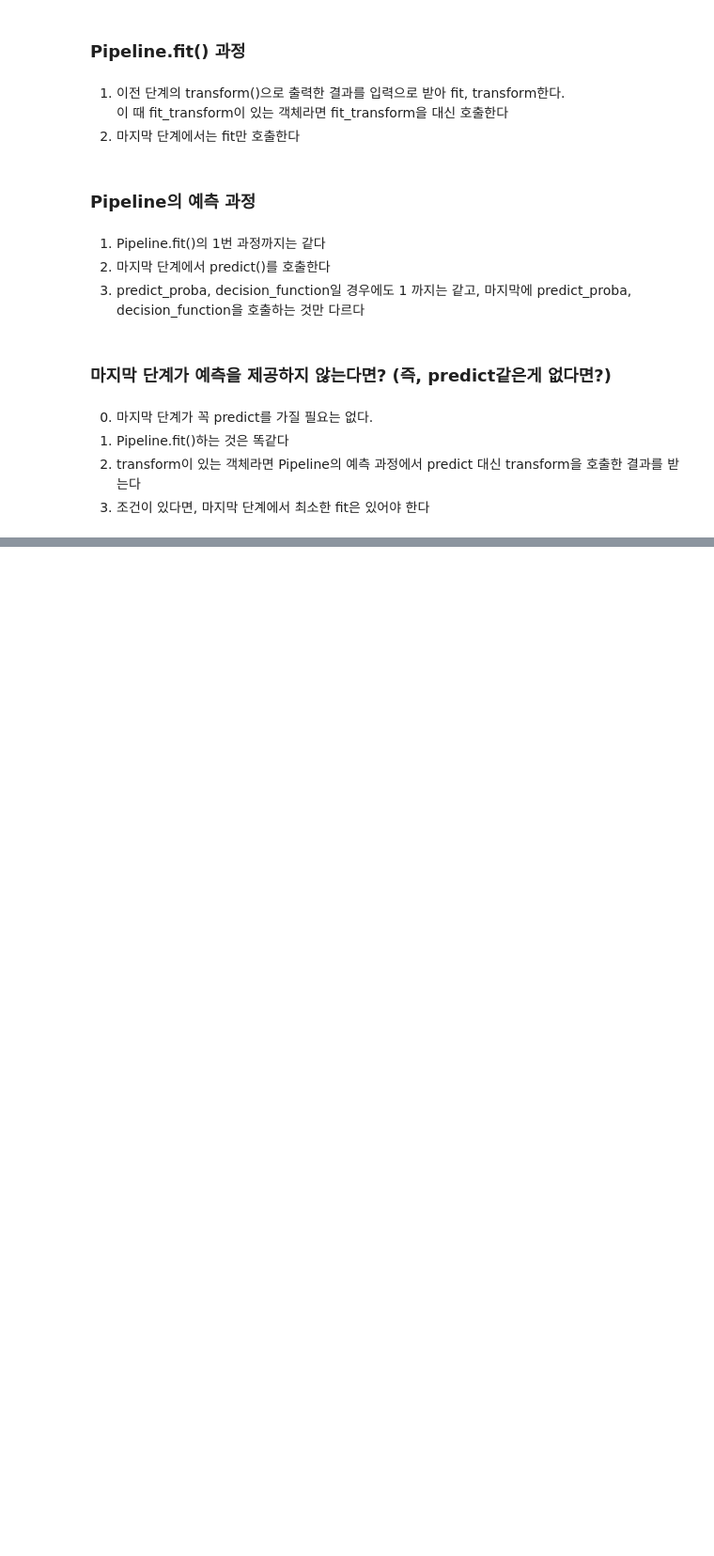
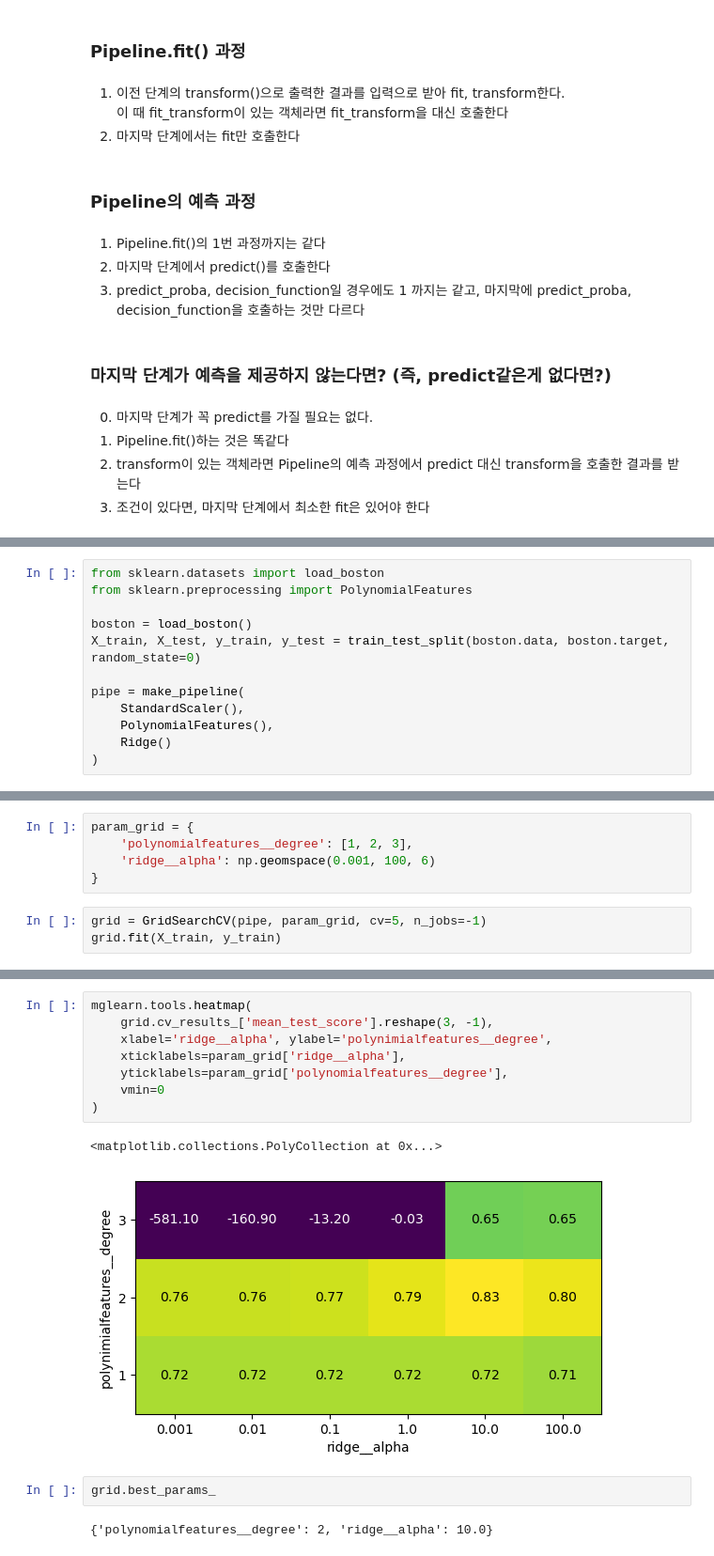
Before and after one commit to davidptuackr/ppb, a Jupyter notebook: 06_파이프라인.ipynb, the cells around one changed output, grey strips where cells are left out. Shown at 94% size. Cells and saved outputs as stored; diff of their text form; blank space fills up the shorter version.

```diff
--- a/06_파이프라인.ipynb
+++ b/06_파이프라인.ipynb
@@ -188,0 +297,12 @@ Pipeline은 어떤 추정기와도 연결할 수 있다<br>
+# %%
+from sklearn.datasets import load_boston
+from sklearn.preprocessing import PolynomialFeatures
+
+boston = load_boston()
+X_train, X_test, y_train, y_test = train_test_split(boston.data, boston.target, random_state=0)
+
+pipe = make_pipeline(
+    StandardScaler(),
+    PolynomialFeatures(),
+    Ridge()
+)
@@ -188,0 +327,8 @@ Pipeline은 어떤 추정기와도 연결할 수 있다<br>
+# %%
+param_grid = {
+    'polynomialfeatures__degree': [1, 2, 3],
+    'ridge__alpha': np.geomspace(0.001, 100, 6)
+}
+# %%
+grid = GridSearchCV(pipe, param_grid, cv=5, n_jobs=-1)
+grid.fit(X_train, y_train)
@@ -188,0 +344,15 @@ Pipeline은 어떤 추정기와도 연결할 수 있다<br>
+# %%
+mglearn.tools.heatmap(
+    grid.cv_results_['mean_test_score'].reshape(3, -1),
+    xlabel='ridge__alpha', ylabel='polynimialfeatures__degree',
+    xticklabels=param_grid['ridge__alpha'],
+    yticklabels=param_grid['polynomialfeatures__degree'],
+    vmin=0
+)
+# %% [output]
+<matplotlib.collections.PolyCollection at 0x...>
+[figure, added]
+# %%
+grid.best_params_
+# %% [output]
+{'polynomialfeatures__degree': 2, 'ridge__alpha': 10.0}
```
Also changed, not shown: parts of 29 cells of this notebook.
